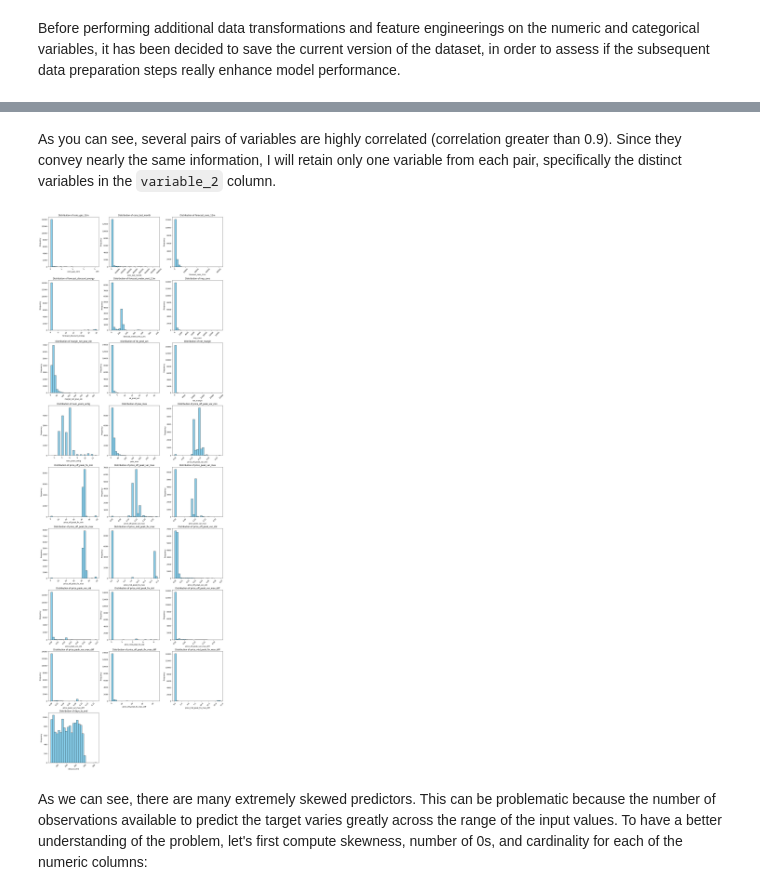
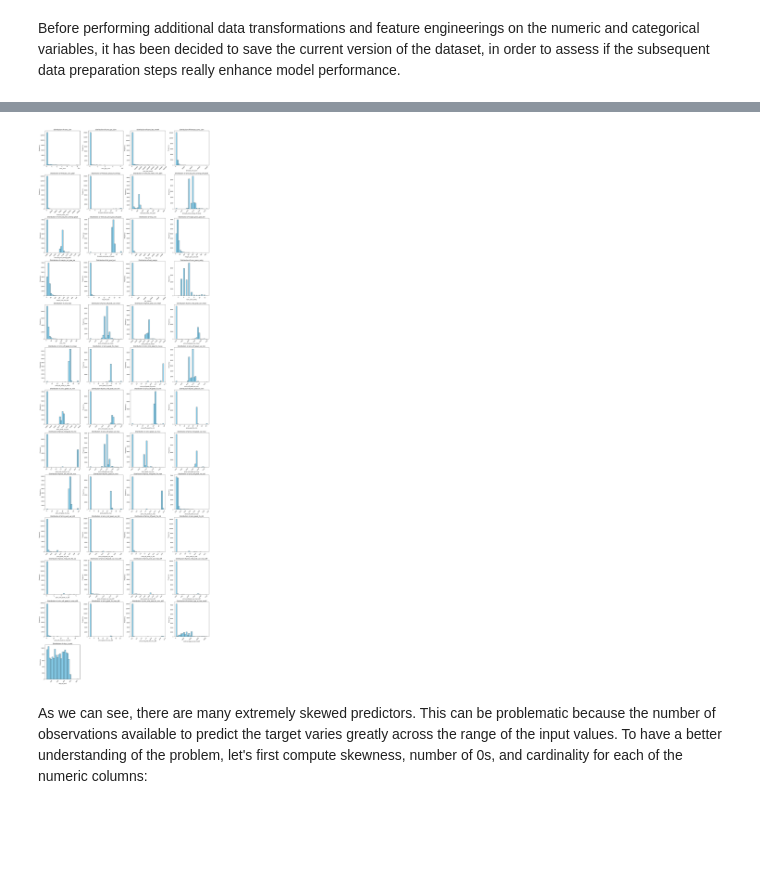
Before and after one commit to Mat-Gug/energy-churn-prediction, a Jupyter notebook: Churn Prediction - Part 2.ipynb, the cells around one changed output, grey strips where cells are left out. Drawn from its saved outputs; the diff is of its cells as text; code cells hidden in the pictures; blank space fills up the shorter version.

```diff
--- a/Churn Prediction - Part 2.ipynb
+++ b/Churn Prediction - Part 2.ipynb
@@ -68,23 +123,24 @@ Furthermore, when creating price features from these variables, we will also inc
 # %%
-price_cols = [col for col in price_numeric_cols if col in price_df.columns]
 price_df = price_df.sort_values(by=['id', price_date_col])
 
 # Group by 'id'
-grouped_df = price_df[['id']+price_cols].groupby('id')
+grouped_df = price_df[['id']+price_numeric_cols.tolist()].groupby('id')
 
 # Compute statistics
 mean_df = grouped_df.mean()
+median_df = grouped_df.median()
 min_df = grouped_df.min()
 max_df = grouped_df.max()
 std_df = grouped_df.std()
 max_diff_df = grouped_df.agg(lambda x: max(x.iloc[i+1] - x.iloc[i] for i in range(len(x)-1)))
 
 # Rename columns for clarity
-mean_df.columns = [f"{col}_mean" for col in price_cols]
-min_df.columns = [f"{col}_min" for col in price_cols]
-max_df.columns = [f"{col}_max" for col in price_cols]
-std_df.columns = [f"{col}_std" for col in price_cols]
-max_diff_df.columns = [f"{col}_max_diff" for col in price_cols]
+mean_df.columns = [f"{col}_mean" for col in price_numeric_cols]
+median_df.columns = [f"{col}_median" for col in price_numeric_cols]
+min_df.columns = [f"{col}_min" for col in price_numeric_cols]
+max_df.columns = [f"{col}_max" for col in price_numeric_cols]
+std_df.columns = [f"{col}_std" for col in price_numeric_cols]
+max_diff_df.columns = [f"{col}_max_diff" for col in price_numeric_cols]
 
 # Join all DataFrames on 'id'
 price_summary_df = pd.concat([mean_df, min_df, max_df, std_df, max_diff_df], axis=1)
@@ -155,9 +214,12 @@ Before removing the date variables from the dataset, let's create some features
 merged_df.loc[:, 'product_modified'] = (merged_df['date_modif_prod'] > merged_df['date_activ']).astype(int).astype('object')
 merged_df.loc[:, 'product_modified'] = merged_df['product_modified'].map({0: 'No', 1: 'Yes'})
 
+# Compute 'contract_age_at_last_modif'
+merged_df.loc[:, 'contract_age_at_last_modif'] = (merged_df['date_modif_prod'] - merged_df['date_activ']).dt.days
+
 # Compute 'days_to_end'
 historical_end_date = pd.Timestamp('2015-12-31')
 merged_df.loc[:, 'days_to_end'] = (merged_df['date_end'] - historical_end_date).dt.days
 
-merged_df[['date_activ', 'date_modif_prod', 'product_modified', 'date_end', 'days_to_end']].head(10)
+merged_df[['date_activ', 'date_modif_prod', 'product_modified', 'contract_age_at_last_modif', 'date_end', 'days_to_end']].head(10)
 # %% [output]
@@ -211,12 +247,8 @@ high_corr_pairs.sort_values(by="correlation", ascending=False)
-# %% [markdown]
-As you can see, several pairs of variables are highly correlated (correlation greater than 0.9). Since they convey nearly the same information, I will retain only one variable from each pair, specifically the distinct variables in the `variable_2` column.
-# %%
-merged_df.drop(high_corr_pairs['variable_1'].unique(), axis=1, inplace=True)
 # %%
 numeric_cols = merged_df.select_dtypes(include='number').columns
 
-plot_numeric_distributions(merged_df, numeric_cols)
+plot_numeric_distributions(merged_df, numeric_cols, n_cols=4)
 # %% [output]
-[figure, old version]
+[figure, new version]
 # %% [markdown]
 As we can see, there are many extremely skewed predictors. This can be problematic because the number of observations available to predict the target varies greatly across the range of the input values. To have a better understanding of the problem, let's first compute skewness, number of 0s, and cardinality for each of the numeric columns:
```
Also changed, not shown: parts of 50 cells of this notebook, 3 other files.
